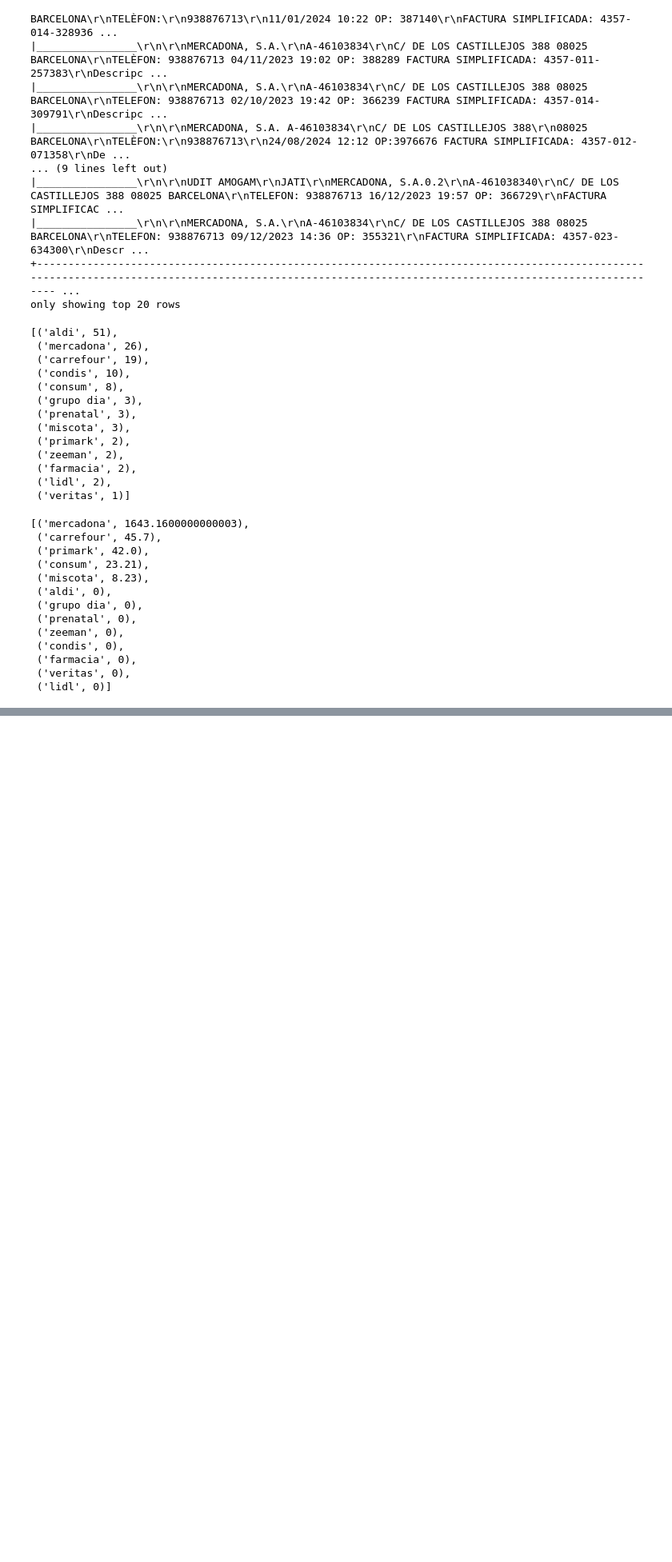
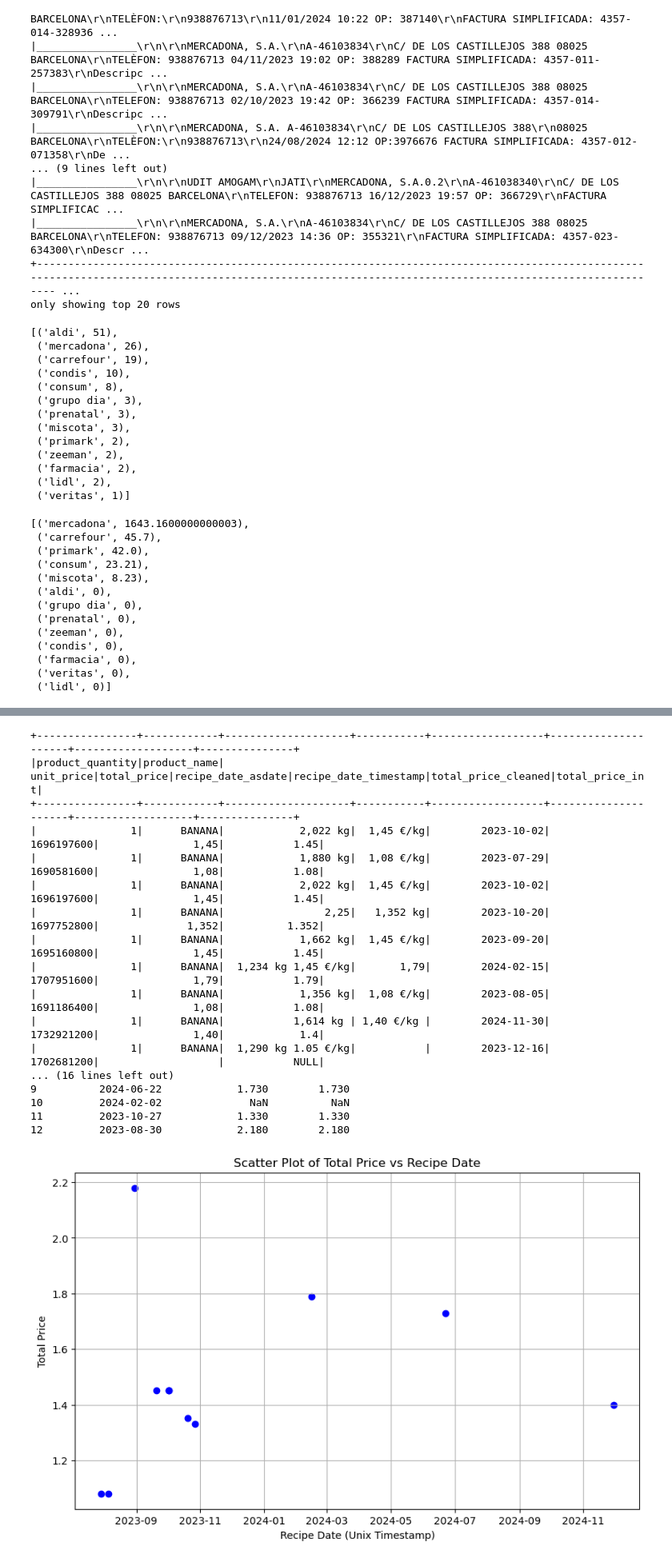
Before and after one commit to gschneiderv/household-bills, a Jupyter notebook: household-bills/Discovering_ticketsinfo.ipynb, the cells around one changed output, grey strips where cells are left out. Shown: that part at 80% size. Cells and saved outputs as stored; diff of their text form; code cells hidden in the pictures; blank space fills up the shorter version.

Commit message:
adding scatter plot

```diff
--- a/household-bills/Discovering_ticketsinfo.ipynb
+++ b/household-bills/Discovering_ticketsinfo.ipynb
@@ -342,3 +404,9 @@ mercadona_products_df.write.format("delta").mode("overwrite").saveAsTable("merca
 # %%
-spark.sql("SELECT * FROM mercadona_products where product_name ilike 'banana'").show()
+from pyspark.sql import functions as F
+
+bananas_df = spark.sql("SELECT * FROM mercadona_products where product_name ilike '%banana%'")
+
+bananas_with_dates = bananas_df.withColumn("recipe_date_asdate", F.to_date("recipe_date", "dd/MM/yyyy")).drop("recipe_date")
+
+bananas_with_dates.sort("recipe_date_asdate").show()
 # %% [output]
@@ -361,0 +430,60 @@ spark.sql("SELECT * FROM mercadona_products where product_name ilike 'banana'").
+# %%
+import matplotlib.pyplot as plt
+import pandas as pd
+from pyspark.sql import functions as F
+
+bananas_with_dates_cleaned = bananas_with_dates.withColumn(
+    "total_price_cleaned",
+    F.regexp_replace("total_price", r"[^\d,\.]", "")  # Remove all non-numeric characters except ',' and '.'
+)
+
+# Convert the cleaned 'total_price' column to a numeric type
+bananas_with_dates_cleaned = bananas_with_dates_cleaned.withColumn(
+    "total_price_int",
+    F.when(
+        F.trim(F.col("total_price_cleaned")) != "",
+        F.regexp_replace(F.col("total_price_cleaned"), ",", ".").cast("double")
+    ).otherwise(None)
+)
+
+# Assuming 'bananas_with_dates' is your PySpark DataFrame
+# Convert 'recipe_date_asdate' to timestamp (numeric format)
+bananas_with_dates = bananas_with_dates_cleaned.withColumn("recipe_date_timestamp", F.unix_timestamp("recipe_date_asdate", "yyyy-MM-dd"))
+
+bananas_with_dates.show()
+
+# Convert to Pandas DataFrame for easy plotting
+pandas_df = bananas_with_dates.select("recipe_date_asdate", "total_price_int").toPandas()
+
+# Clean the 'total_price' column to ensure it's a numeric type
+pandas_df["total_price"] = pd.to_numeric(pandas_df["total_price_int"], errors='coerce')  # Convert invalid values to NaN
+
+print(pandas_df)
+
+# Plotting the scatter plot
+plt.figure(figsize=(10, 6))
+plt.scatter(pandas_df["recipe_date_asdate"], pandas_df["total_price_int"], color='blue', label='Total Price')
+plt.title("Scatter Plot of Total Price vs Recipe Date")
+plt.xlabel("Recipe Date (Unix Timestamp)")
+plt.ylabel("Total Price")
+plt.grid(True)
+plt.show()
+# %% [output]
++----------------+------------+--------------------+-----------+------------------+---------------------+-------------------+---------------+
+|product_quantity|product_name|          unit_price|total_price|recipe_date_asdate|recipe_date_timestamp|total_price_cleaned|total_price_int|
++----------------+------------+--------------------+-----------+------------------+---------------------+-------------------+---------------+
+|               1|      BANANA|            2,022 kg|  1,45 €/kg|        2023-10-02|           1696197600|               1,45|           1.45|
+|               1|      BANANA|            1,880 kg|  1,08 €/kg|        2023-07-29|           1690581600|               1,08|           1.08|
+|               1|      BANANA|            2,022 kg|  1,45 €/kg|        2023-10-02|           1696197600|               1,45|           1.45|
+|               1|      BANANA|                2,25|   1,352 kg|        2023-10-20|           1697752800|              1,352|          1.352|
+|               1|      BANANA|            1,662 kg|  1,45 €/kg|        2023-09-20|           1695160800|               1,45|           1.45|
+|               1|      BANANA|  1,234 kg 1,45 €/kg|       1,79|        2024-02-15|           1707951600|               1,79|           1.79|
+|               1|      BANANA|            1,356 kg|  1,08 €/kg|        2023-08-05|           1691186400|               1,08|           1.08|
+|               1|      BANANA|           1,614 kg | 1,40 €/kg |        2024-11-30|           1732921200|               1,40|            1.4|
+|               1|      BANANA|  1,290 kg 1.05 €/kg|           |        2023-12-16|           1702681200|                   |           NULL|
+... (16 lines left out)
+9          2024-06-22            1.730        1.730
+10         2024-02-02              NaN          NaN
+11         2023-10-27            1.330        1.330
+12         2023-08-30            2.180        2.180
+[figure, added]
```
Also changed, not shown: parts of 8 cells of this notebook.
